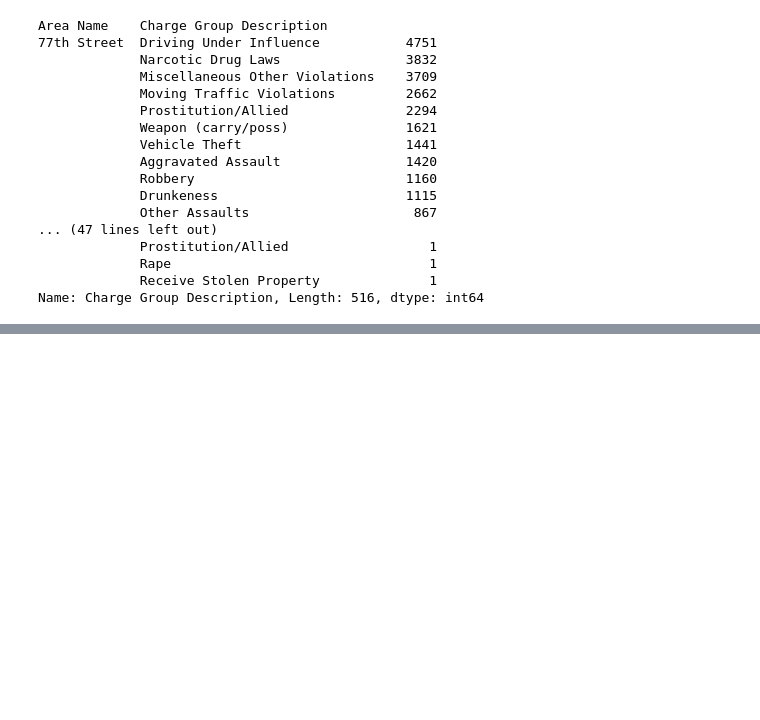
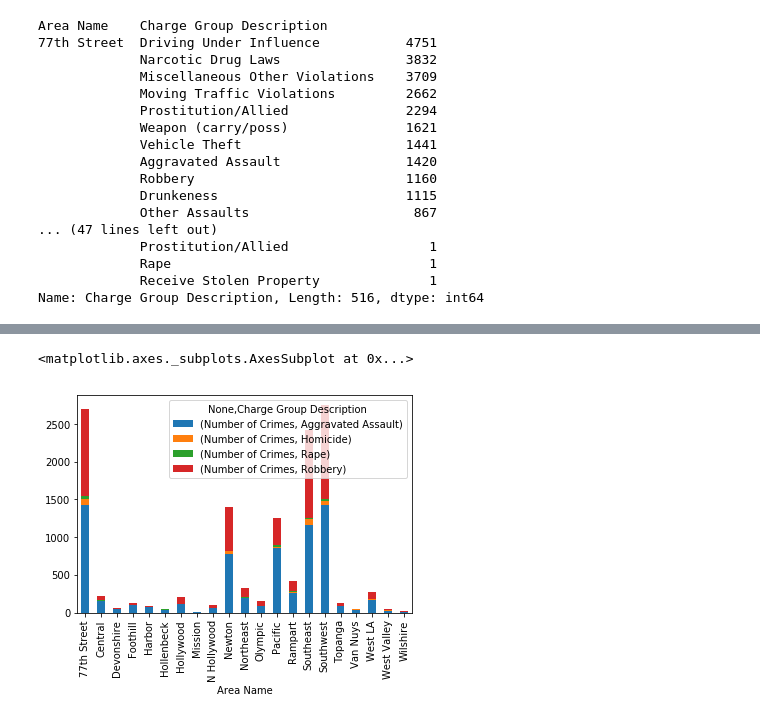
Before and after one commit to dshen90/Pandas_investigations_Inc_2, a Jupyter notebook: Crime_starter.ipynb, the cells around one changed output, grey strips where cells are left out. Saved outputs shown, nothing was run; the diff lists cells and outputs as text; code cells hidden in the pictures; blank space fills up the shorter version.

Commit message:
finished visualizations

```diff
--- a/Crime_starter.ipynb
+++ b/Crime_starter.ipynb
@@ -99,0 +108,9 @@ plot_df.head()
+# %%
+#safest Spaces
+print (crimes)
+heavy_crimes =['Aggravated Assault','Homicide','Rape','Robbery',]
+bad_for_cars=['Vehicle Theft','Driving Under Influence','Moving Traffic Violations']
+white_collar_crimes =['Fraud/Embezzlement','Forgery/Counterfeit','Gambling']
+hc_locations_df = plot_df.reset_index(inplace=False)[plot_df.reset_index(inplace=False)['Charge Group Description'].isin(heavy_crimes)]
+bfc_locations_df = plot_df.reset_index(inplace=False)[plot_df.reset_index(inplace=False)['Charge Group Description'].isin(bad_for_cars)]
+wcc_locations_df = plot_df.reset_index(inplace=False)[plot_df.reset_index(inplace=False)['Charge Group Description'].isin(white_collar_crimes)]
@@ -99,0 +119,4 @@ plot_df.head()
+# %%
+hc_locations_df = hc_locations_df.groupby(['Area Name','Charge Group Description']).sum()
+wcc_locations_df= wcc_locations_df.groupby(['Area Name','Charge Group Description']).sum()
+bfc_locations_df = bfc_locations_df.groupby(['Area Name','Charge Group Description']).sum()
@@ -104,0 +162,5 @@ plot_df.unstack().plot(kind='bar',stacked=True)
+# %%
+hc_locations_df.unstack().plot(kind='bar',stacked=True)
+# %% [output]
+<matplotlib.axes._subplots.AxesSubplot at 0x...>
+[figure, added]
```
Also changed, not shown: parts of 13 cells of this notebook.
